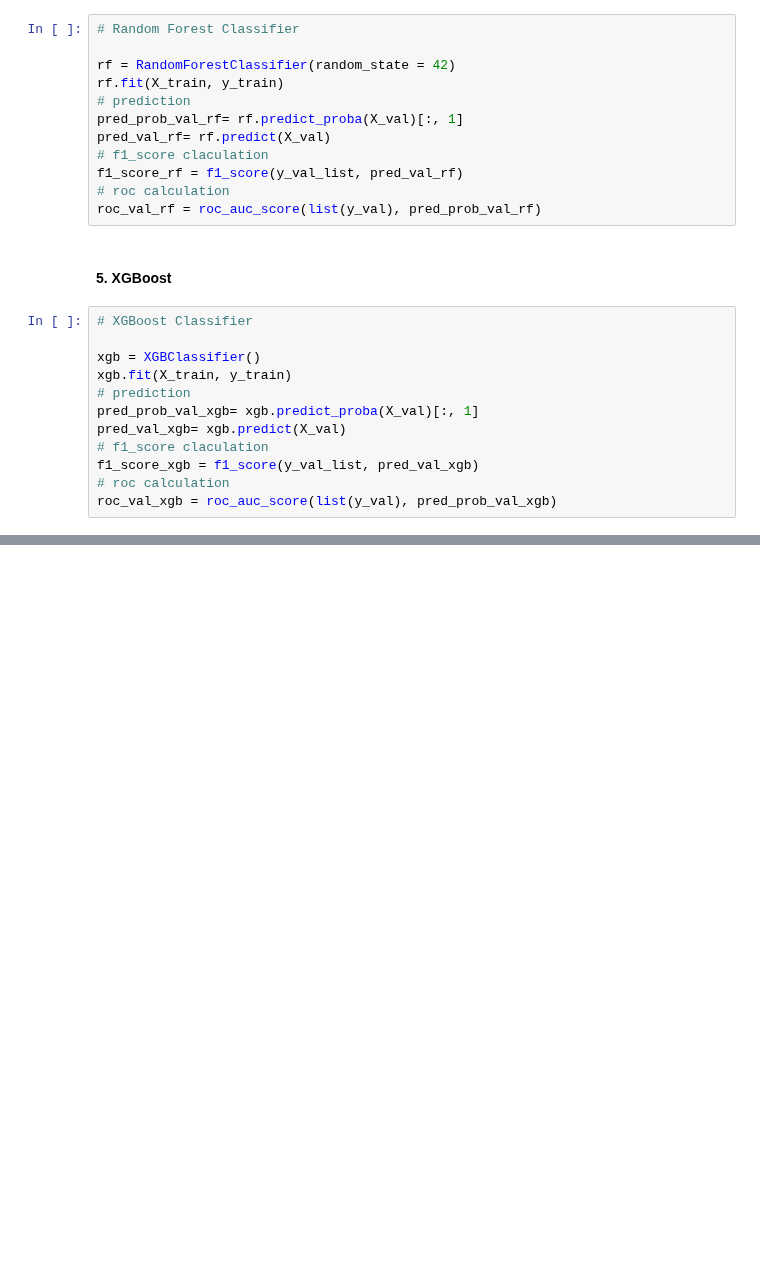
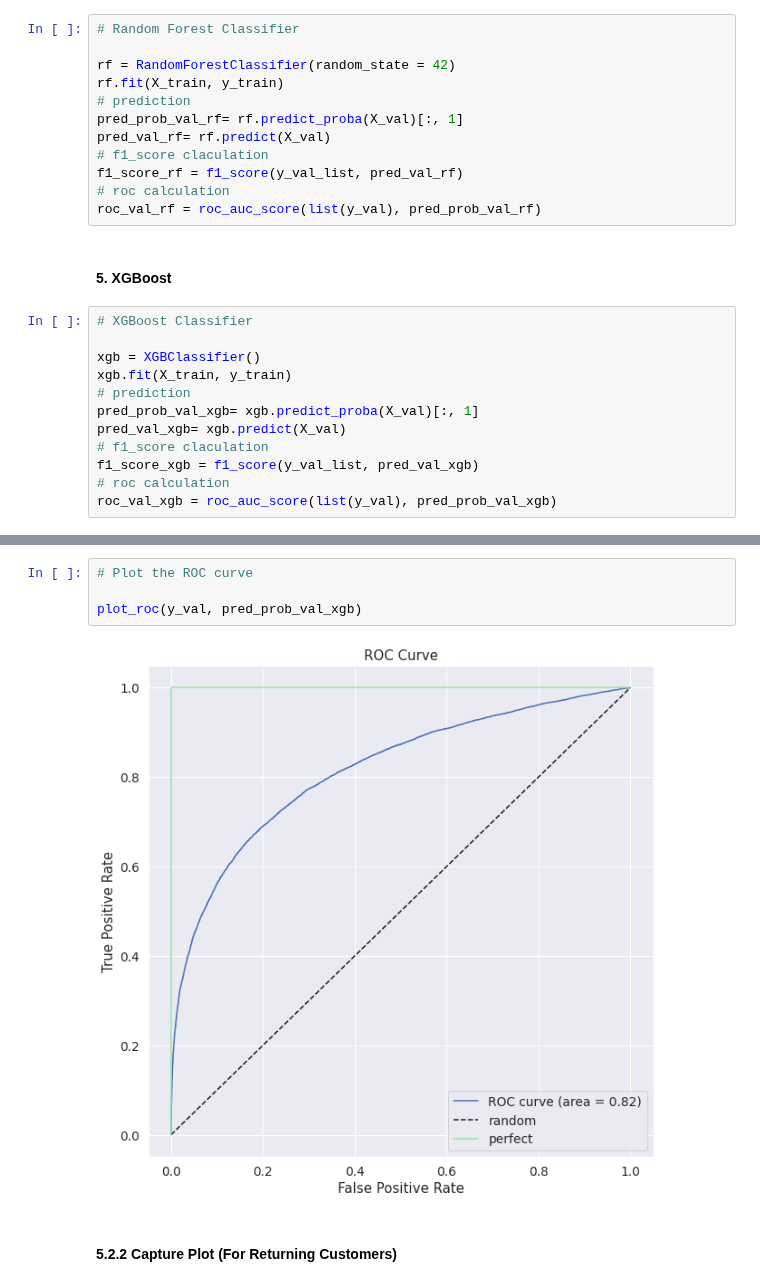
Before and after one commit to ashutosh3060/returning-customer-prediction, a Jupyter notebook: eda_model_build.ipynb, the cells around one changed output, grey strips where cells are left out. Drawn from its saved outputs; the diff is of its cells as text; blank space fills up the shorter version.

```diff
--- a/eda_model_build.ipynb
+++ b/eda_model_build.ipynb
@@ -803,0 +935,8 @@ roc_val_xgb = roc_auc_score(list(y_val), pred_prob_val_xgb)
+# %%
+# Plot the ROC curve
+
+plot_roc(y_val, pred_prob_val_xgb)
+# %% [output]
+[figure, added]
+# %% [markdown]
+#### 5.2.2 Capture Plot (For Returning Customers)
```
Also changed, not shown: parts of 19 cells of this notebook.
